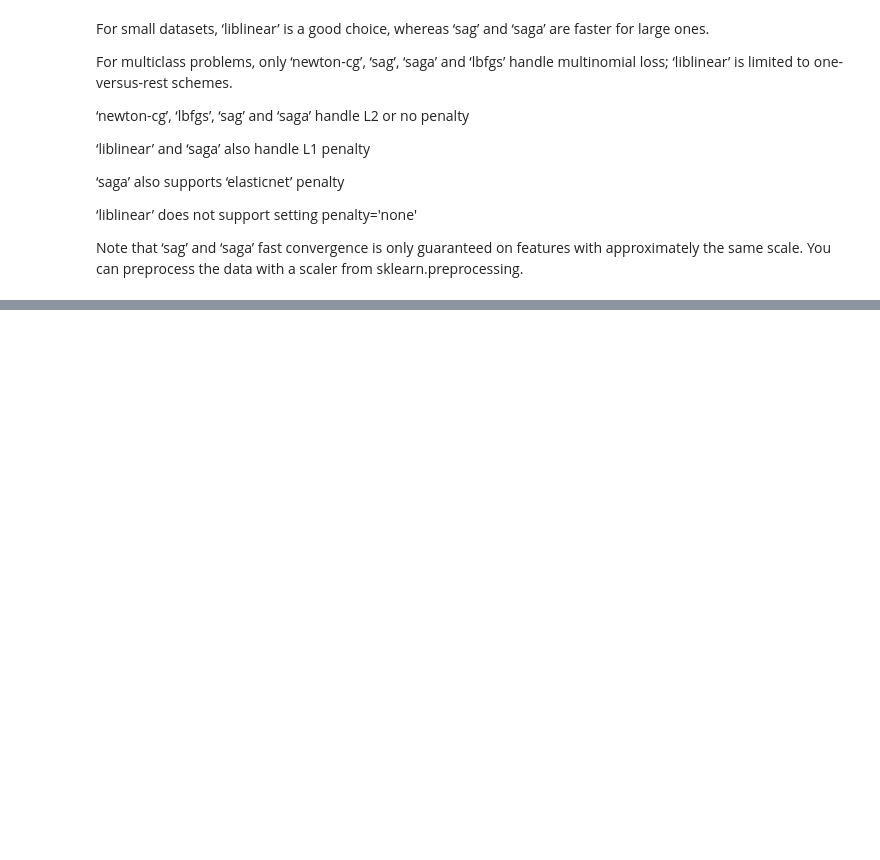
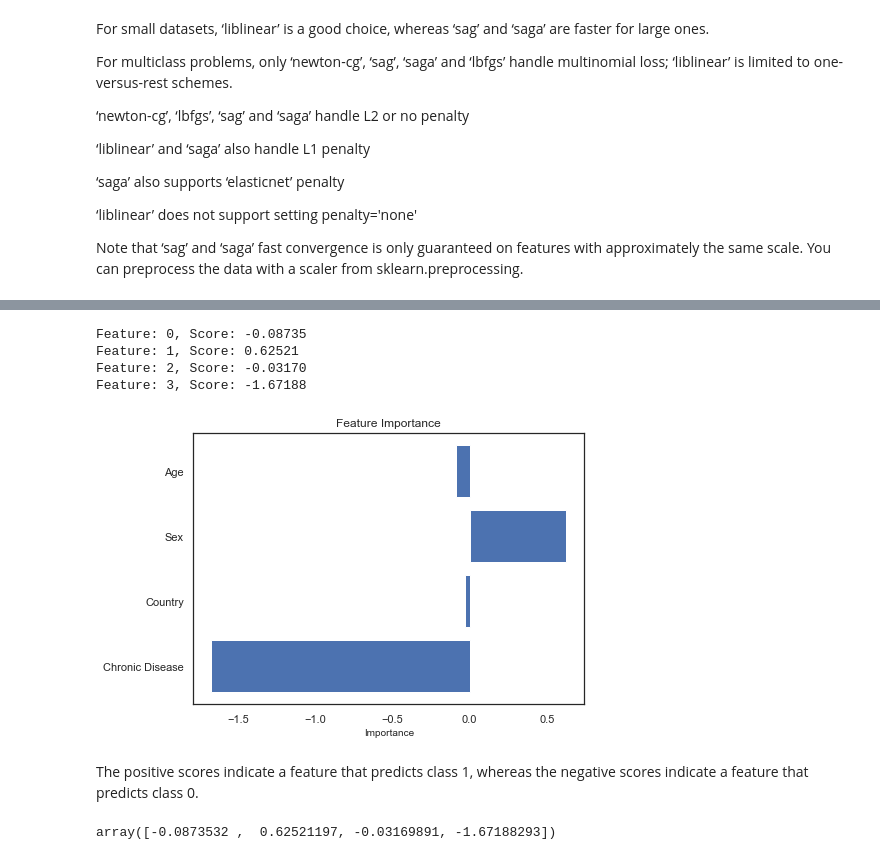
Before and after one commit to dukersss13/COVID-19-ML-Classification-Model, a Jupyter notebook: Nwerem.ipynb, the cells around one changed output, grey strips where cells are left out. Drawn from its saved outputs; the diff is of its cells as text; code cells hidden in the pictures; blank space fills up the shorter version.

```diff
--- a/Nwerem.ipynb
+++ b/Nwerem.ipynb
@@ -454,0 +494,31 @@ statistics.mean(scores)
+# %%
+importance = clf1.coef_[0]
+# summarize feature importance
+for i,v in enumerate(importance):
+	print('Feature: %0d, Score: %.5f' % (i,v))
+# plot feature importance
+fig, ax = plt.subplots(figsize = (7,5))
+y_pos = np.arange(len(var))
+
+#ax.barh(y_pos, var_imp, align='center')
+ax.barh([x for x in range(len(importance))], importance)
+ax.set_yticks(y_pos)
+ax.set_yticklabels(var)
+ax.invert_yaxis()
+ax.set_xlabel('Importance', fontsize = 10)
+ax.set_title('Feature Importance', fontsize = 12)
+
+plt.show()
+# %% [output]
+Feature: 0, Score: -0.08735
+Feature: 1, Score: 0.62521
+Feature: 2, Score: -0.03170
+Feature: 3, Score: -1.67188
+[figure, added]
+# %% [markdown]
+The positive scores indicate a feature that predicts class 1, whereas the negative scores indicate a feature that predicts class 0.
+# %%
+importance = clf1.coef_[0]
+importance
+# %% [output]
+array([-0.0873532 ,  0.62521197, -0.03169891, -1.67188293])
```
Also changed, not shown: parts of 23 cells of this notebook.
